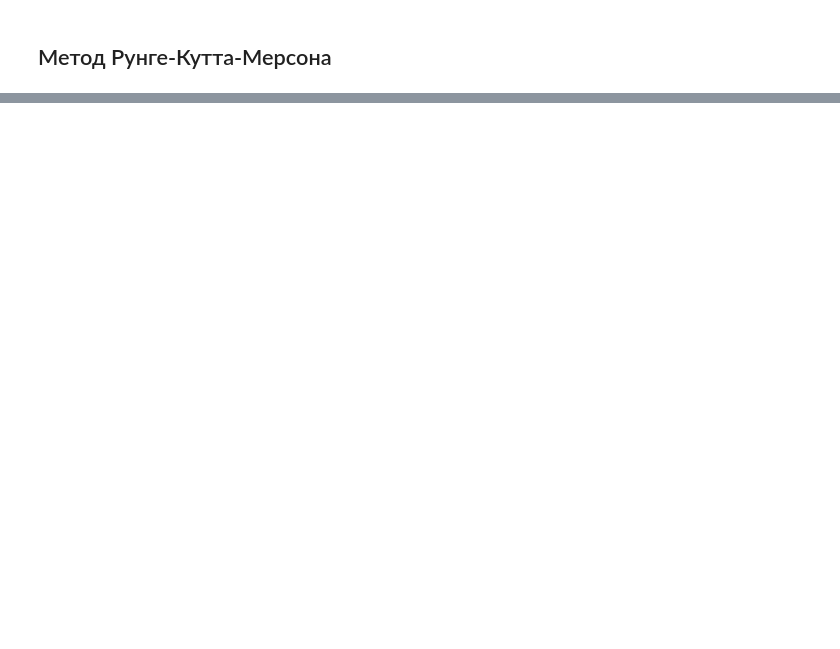
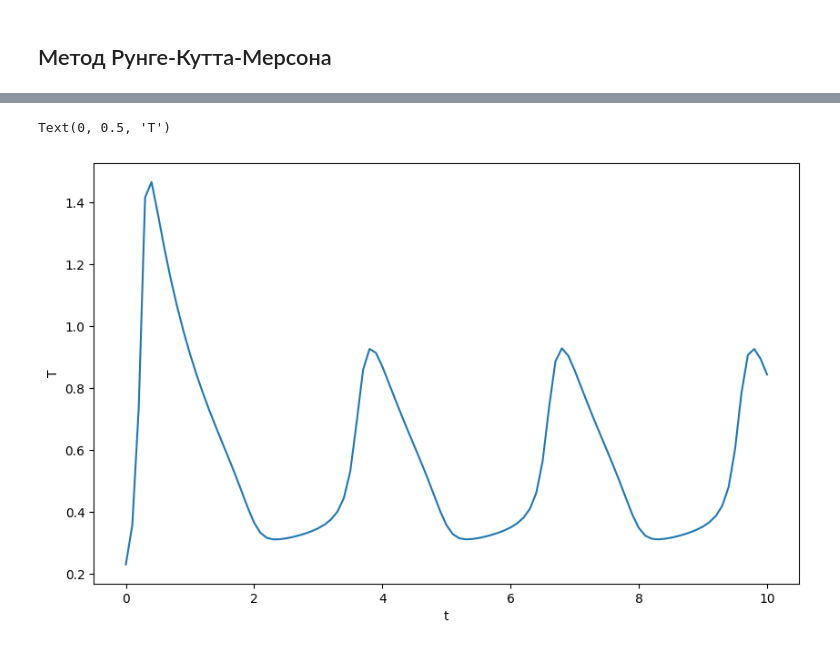
Before and after one commit to BKamol/NumericalMethods, a Jupyter notebook: CourseWork.ipynb, the cells around one changed output, grey strips where cells are left out. Saved outputs shown, nothing was run; the diff lists cells and outputs as text; code cells hidden in the pictures; blank space fills up the shorter version.

```diff
--- a/CourseWork.ipynb
+++ b/CourseWork.ipynb
@@ -66,0 +138,8 @@ for i in range(len(nodes)):
+# %%
+plt.rcParams['figure.figsize'] = (10, 6)
+plt.plot(nodes, T)
+plt.xlabel('t')
+plt.ylabel('T')
+# %% [output]
+Text(0, 0.5, 'T')
+[figure, added]
```
Also changed, not shown: parts of 14 cells of this notebook, 1 other file.
